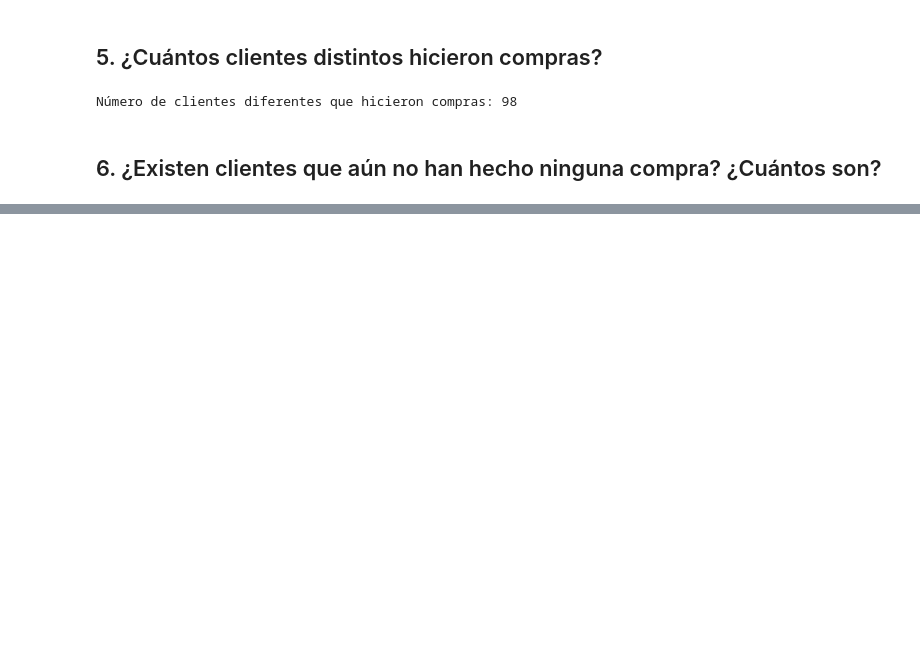
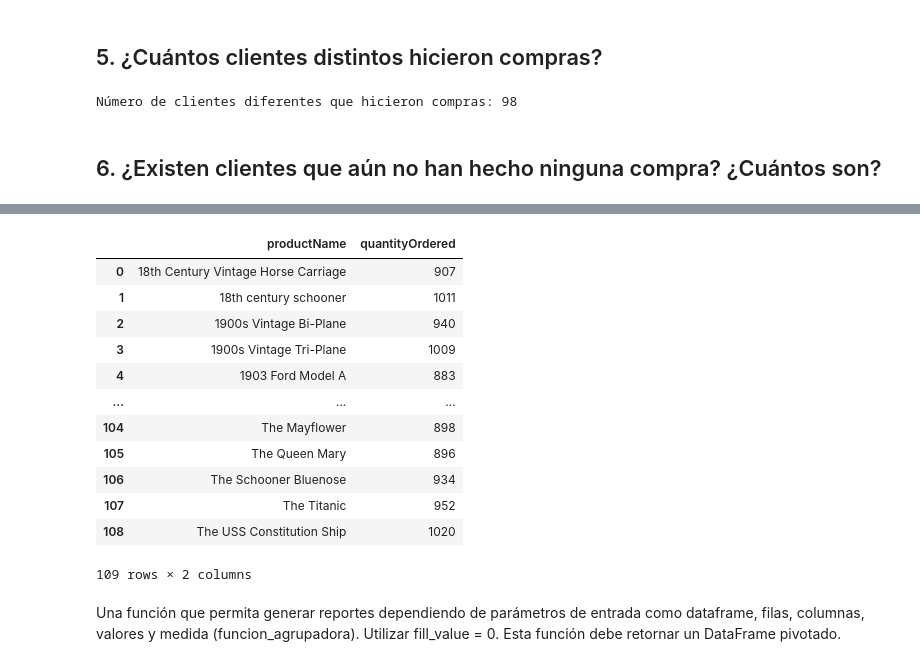
Before and after one commit to SamuelParraA/pruebaPythonDesafiolatam24, a Jupyter notebook: PRUEBA.ipynb, the cells around one changed output, grey strips where cells are left out. Drawn from its saved outputs; the diff is of its cells as text; code cells hidden in the pictures; blank space fills up the shorter version.

```diff
--- a/PRUEBA.ipynb
+++ b/PRUEBA.ipynb
@@ -426,0 +331,26 @@ print(top_10_products)
+# %%
+#10 de artículos más vendidos durante el año 2005
+
+#sumamos las cantidad neta por articulo
+from funciones import suma_por_var
+
+sum_art=suma_por_var(df_base, 'productName', 'quantityOrdered')
+sum_art
+# %% [output]
+|  | productName | quantityOrdered |
+| 0 | 18th Century Vintage Horse Carriage | 907 |
+| 1 | 18th century schooner | 1011 |
+| 2 | 1900s Vintage Bi-Plane | 940 |
+| 3 | 1900s Vintage Tri-Plane | 1009 |
+| 4 | 1903 Ford Model A | 883 |
+| ... | ... | ... |
+| 104 | The Mayflower | 898 |
+| 105 | The Queen Mary | 896 |
+| 106 | The Schooner Bluenose | 934 |
+| 107 | The Titanic | 952 |
+| 108 | The USS Constitution Ship | 1020 |
+109 rows × 2 columns
+# %% [markdown]
+Una función que permita generar reportes dependiendo de parámetros de entrada
+como dataframe, filas, columnas, valores y medida (funcion_agrupadora). Utilizar
+fill_value = 0. Esta función debe retornar un DataFrame pivotado.
```
Also changed, not shown: parts of 54 cells of this notebook, 1 other file.
